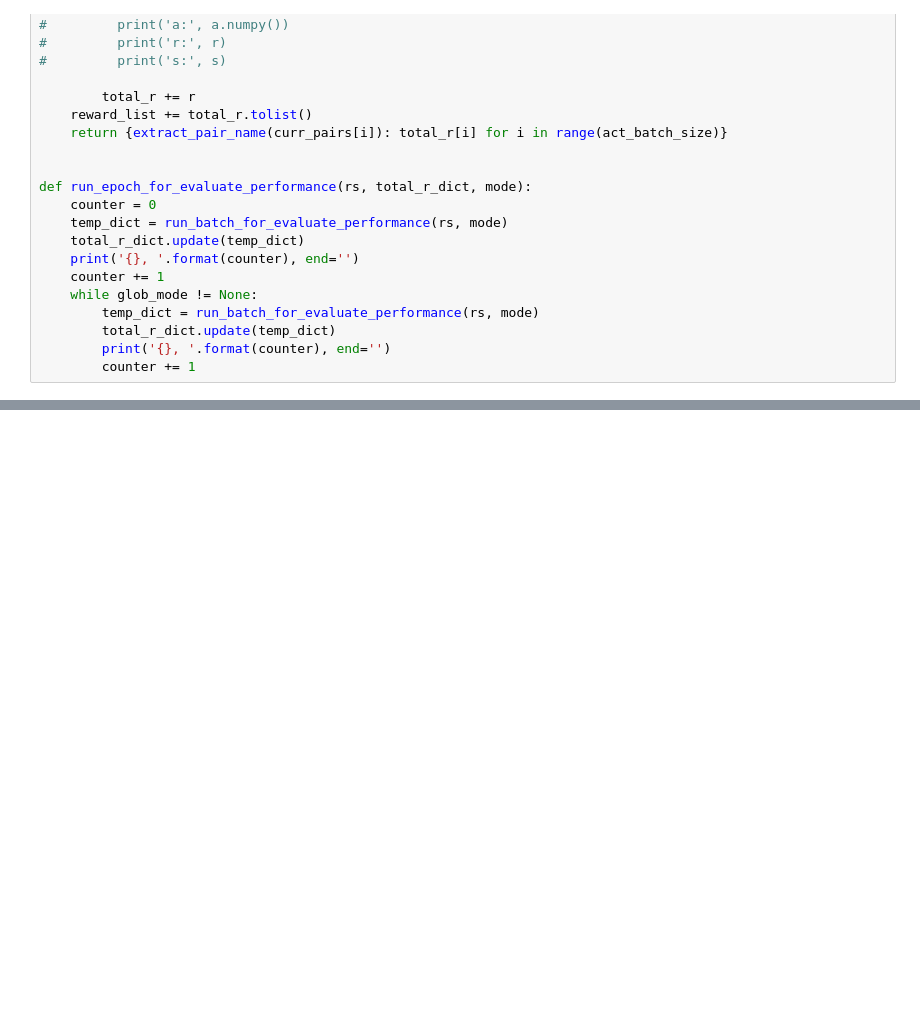
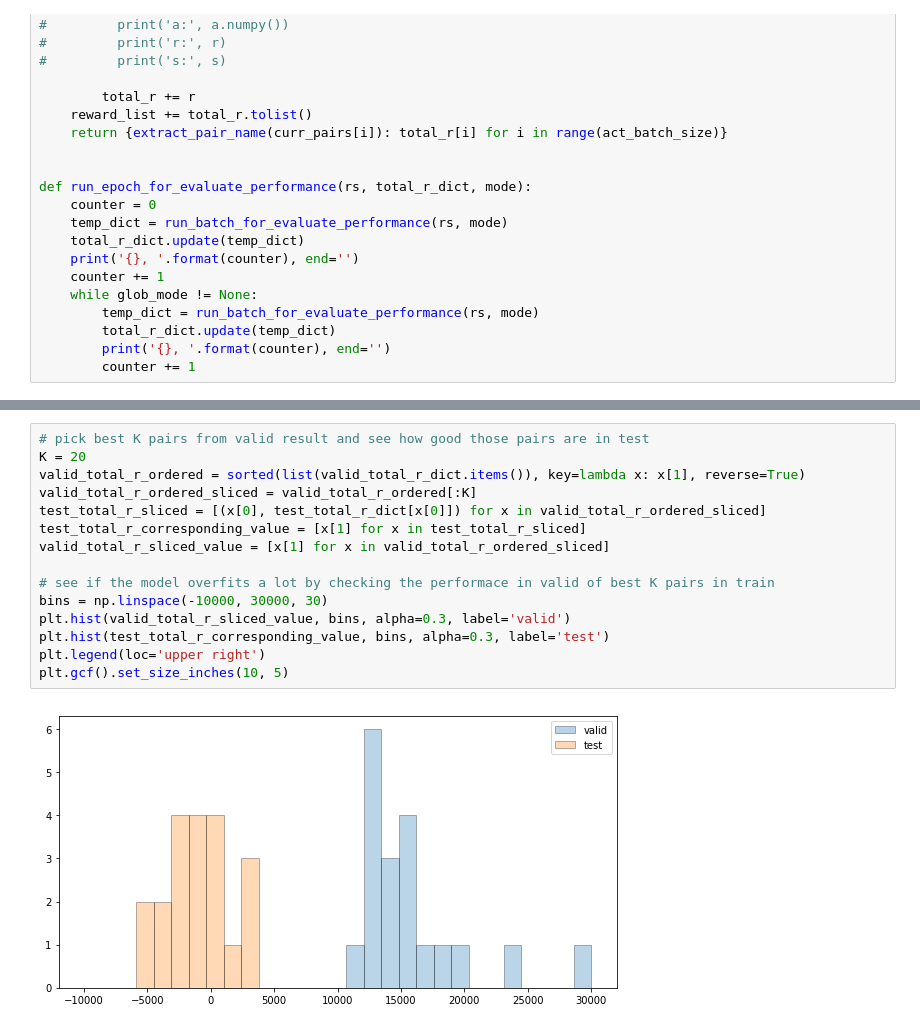
Before and after one commit to wywongbd/pairstrade-fyp-2019, a Jupyter notebook: model/trading_model.ipynb, the cells around one changed output, grey strips where cells are left out. Drawn from its saved outputs; the diff is of its cells as text; blank space fills up the shorter version.

```diff
--- a/model/trading_model.ipynb
+++ b/model/trading_model.ipynb
@@ -577,3 +622,20 @@ plt.gcf().set_size_inches(10, 5)
+# %%
+# pick best K pairs from valid result and see how good those pairs are in test
+K = 20
+valid_total_r_ordered = sorted(list(valid_total_r_dict.items()), key=lambda x: x[1], reverse=True)
+valid_total_r_ordered_sliced = valid_total_r_ordered[:K]
+test_total_r_sliced = [(x[0], test_total_r_dict[x[0]]) for x in valid_total_r_ordered_sliced]
+test_total_r_corresponding_value = [x[1] for x in test_total_r_sliced]
+valid_total_r_sliced_value = [x[1] for x in valid_total_r_ordered_sliced]
+
+# see if the model overfits a lot by checking the performace in valid of best K pairs in train
+bins = np.linspace(-10000, 30000, 30)
+plt.hist(valid_total_r_sliced_value, bins, alpha=0.3, label='valid')
+plt.hist(test_total_r_corresponding_value, bins, alpha=0.3, label='test')
+plt.legend(loc='upper right')
+plt.gcf().set_size_inches(10, 5)
+# %% [output]
+[figure, added]
 # %%
 # print parameters
 print('num_of_pair =', num_of_pair)
```
Also changed, not shown: parts of 14 cells of this notebook.
